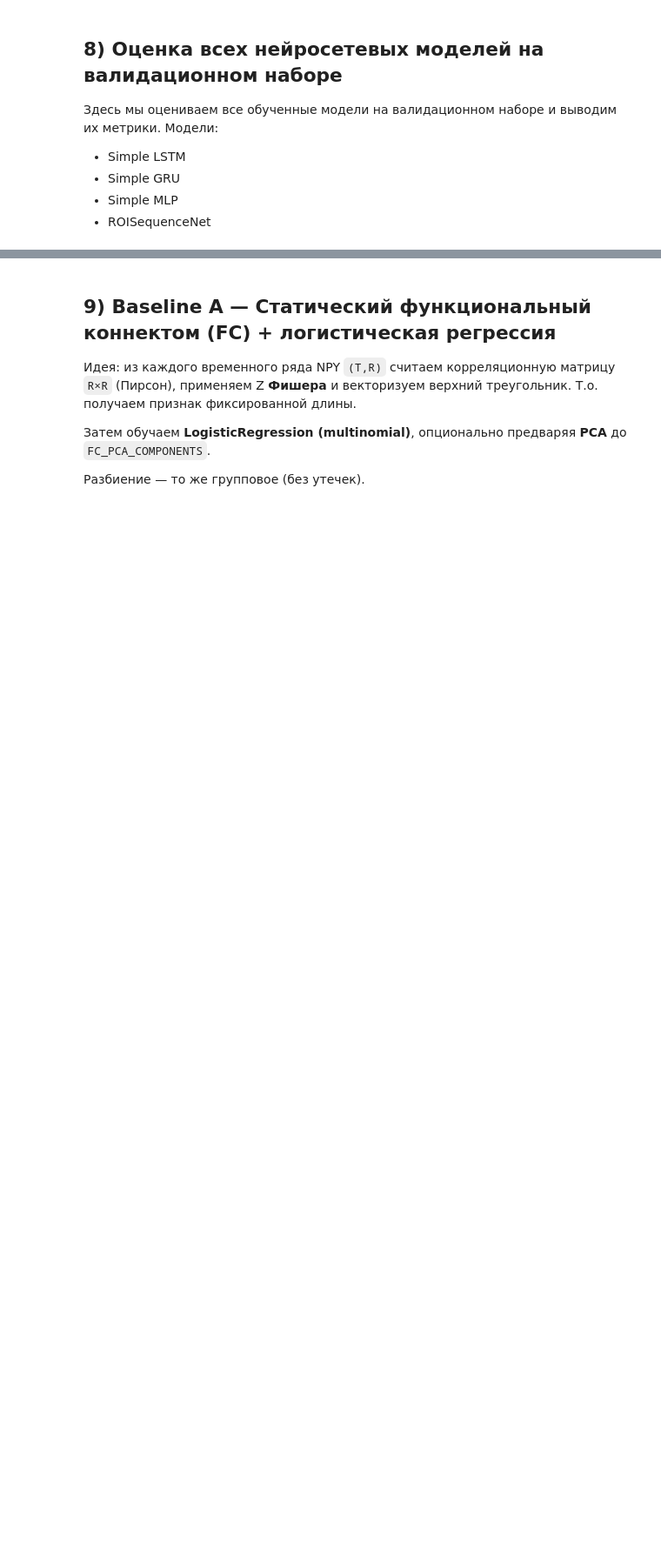
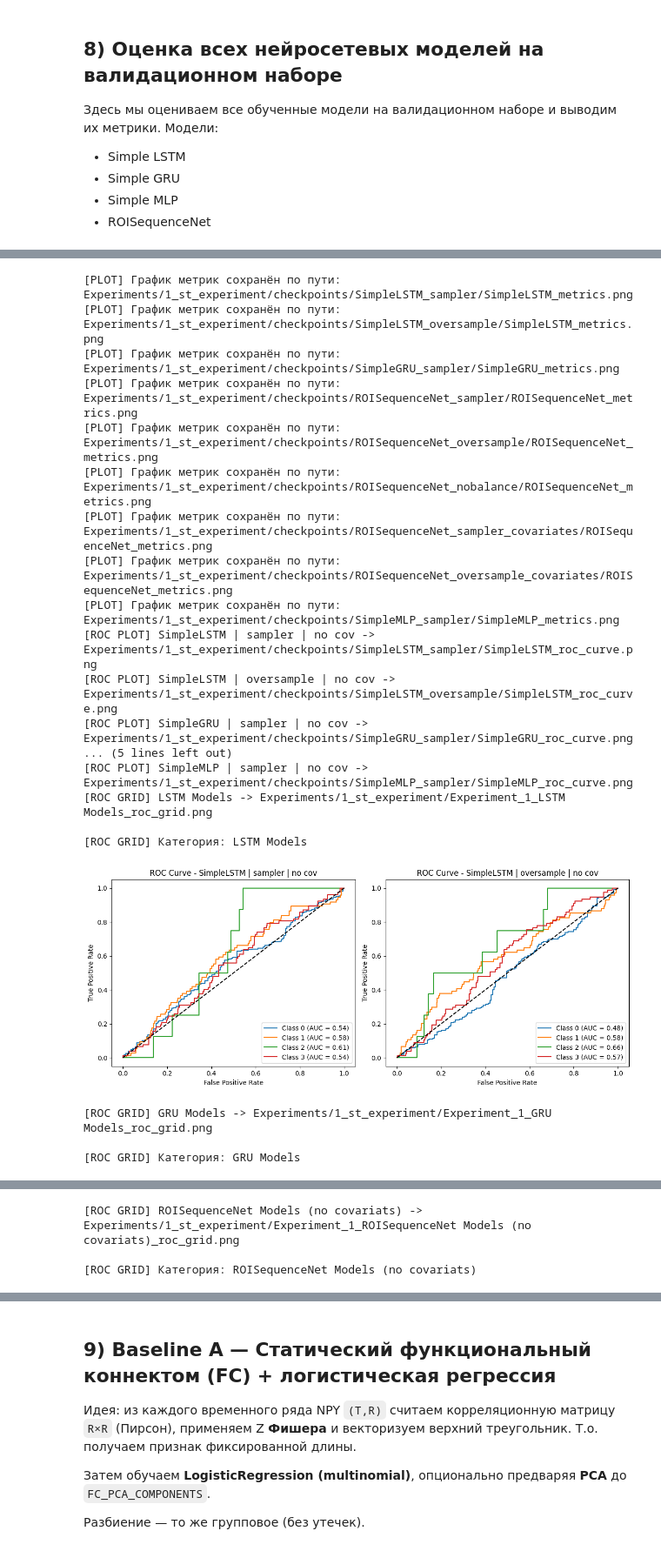
Before and after one commit to Amissum/ADHD_connectome_biomarkers_transfer_research, a Jupyter notebook: ADHD200/Pipelines/AthenaPipeline/Iter_3_ADHD200_train_v3.ipynb, the cells around one changed output, grey strips where cells are left out. Shown at 87% size. Drawn from its saved outputs; the diff is of its cells as text; code cells hidden in the pictures; blank space fills up the shorter version.

```diff
--- a/ADHD200/Pipelines/AthenaPipeline/Iter_3_ADHD200_train_v3.ipynb
+++ b/ADHD200/Pipelines/AthenaPipeline/Iter_3_ADHD200_train_v3.ipynb
@@ -1970,0 +2168,23 @@ else:
+# %%
+if DFC_CSV is not None and data_df_dfc is not None:
+    # Use DFC dataloader, not sequence dataloader
+    mlp_model = SimpleMLP(in_dim=dfc_sampler_dl.in_dim_s, n_classes=N_CLASSES, cov_dim=dfc_sampler_dl.cov_dim_s).to(DEVICE)
+
+    experiment_mlp_sampler = SingleExperiment(model=mlp_model,
+                                              experiment_data_loader=dfc_sampler_dl,
+                                              reuse_baseline_models=REUSE_BASELINE_MODELS,
+                                              class_counts_main=class_counts_main,
+                                              checkpoint_dir=CHECKPOINT_DIR,
+                                              device=DEVICE,
+                                              epochs=EPOCHS,
+                                              lr=LR,
+                                              weight_decay=WEIGHT_DECAY,
+                                              debug=True,
+                                              early_metric=EARLY_STOP_METRIC,
+                                              patience=EARLY_STOP_PATIENCE,
+                                              min_delta=MIN_DELTA_IMPROVE,
+                                              class_weight_strength=1.0)
+    experiment_mlp_sampler.train()
+    experiment_mlp_sampler.evaluate()
+else:
+    print("DFC_CSV не задан или данные DFC отсутствуют - невозможно обучить модель MLP.")
@@ -1970,0 +2205,15 @@ else:
+# %%
+# Сведём все результаты экспериментов в единый словарь для дальнейшей обработки
+experiment_1_dict = {'LSTM Models': [experiment_lstm_sampler, experiment_lstm_over],
+                     'GRU Models': [experiment_gru_sampler],
+                     'ROISequenceNet Models (no covariats)': [experiment_roi_seq_net_sampler, experiment_roi_seq_net_over, experiment_roi_seq_net_nb],
+                     'ROISequenceNet Models (with covariats)': [experiment_roi_seq_net_cov_sampler, experiment_roi_seq_net_cov_over],
+                     'MLP Models': [experiment_mlp_sampler]
+                    }
+
+# Проверим, чтобы все эксперименты были в наличии
+print("Experiment 1 sub-experiments:")
+for exp_category in experiment_1_dict.keys():
+    print(f"{exp_category}:")
+    for exp in experiment_1_dict[exp_category]:
+        print(f"    {exp.model._get_name()} | {exp.experiment_data_loader.balance_strategy_name()} | {"" if exp.experiment_data_loader.use_covariates() else "not"} using covariats")
@@ -2172,0 +2443,29 @@ Classes: [0, 1, 2, 3]
+# %%
+# === ROC Curves и сводные метрики (устойчиво к отсутствию oversample / других моделей) ===
+experiment_handler_1 = ExperimentHandling(experiment_dict=experiment_1_dict,
+                                           experiment_name="Experiment_1",
+                                           experiment_dir=EXPERIMENT_DIR)
+experiment_handler_1.plot_metrics()
+experiment_handler_1.plot_roc_curves()
+# %% [output]
+[PLOT] График метрик сохранён по пути: Experiments/1_st_experiment/checkpoints/SimpleLSTM_sampler/SimpleLSTM_metrics.png
+[PLOT] График метрик сохранён по пути: Experiments/1_st_experiment/checkpoints/SimpleLSTM_oversample/SimpleLSTM_metrics.png
+[PLOT] График метрик сохранён по пути: Experiments/1_st_experiment/checkpoints/SimpleGRU_sampler/SimpleGRU_metrics.png
+[PLOT] График метрик сохранён по пути: Experiments/1_st_experiment/checkpoints/ROISequenceNet_sampler/ROISequenceNet_metrics.png
+[PLOT] График метрик сохранён по пути: Experiments/1_st_experiment/checkpoints/ROISequenceNet_oversample/ROISequenceNet_metrics.png
+[PLOT] График метрик сохранён по пути: Experiments/1_st_experiment/checkpoints/ROISequenceNet_nobalance/ROISequenceNet_metrics.png
+[PLOT] График метрик сохранён по пути: Experiments/1_st_experiment/checkpoints/ROISequenceNet_sampler_covariates/ROISequenceNet_metrics.png
+[PLOT] График метрик сохранён по пути: Experiments/1_st_experiment/checkpoints/ROISequenceNet_oversample_covariates/ROISequenceNet_metrics.png
+[PLOT] График метрик сохранён по пути: Experiments/1_st_experiment/checkpoints/SimpleMLP_sampler/SimpleMLP_metrics.png
+[ROC PLOT] SimpleLSTM | sampler | no cov -> Experiments/1_st_experiment/checkpoints/SimpleLSTM_sampler/SimpleLSTM_roc_curve.png
+[ROC PLOT] SimpleLSTM | oversample | no cov -> Experiments/1_st_experiment/checkpoints/SimpleLSTM_oversample/SimpleLSTM_roc_curve.png
+[ROC PLOT] SimpleGRU | sampler | no cov -> Experiments/1_st_experiment/checkpoints/SimpleGRU_sampler/SimpleGRU_roc_curve.png
+... (5 lines left out)
+[ROC PLOT] SimpleMLP | sampler | no cov -> Experiments/1_st_experiment/checkpoints/SimpleMLP_sampler/SimpleMLP_roc_curve.png
+[ROC GRID] LSTM Models -> Experiments/1_st_experiment/Experiment_1_LSTM Models_roc_grid.png
+
+[ROC GRID] Категория: LSTM Models
+[figure, added]
+[ROC GRID] GRU Models -> Experiments/1_st_experiment/Experiment_1_GRU Models_roc_grid.png
+
+[ROC GRID] Категория: GRU Models
@@ -2172,0 +2473,3 @@ Classes: [0, 1, 2, 3]
+[ROC GRID] ROISequenceNet Models (no covariats) -> Experiments/1_st_experiment/Experiment_1_ROISequenceNet Models (no covariats)_roc_grid.png
+
+[ROC GRID] Категория: ROISequenceNet Models (no covariats)
```
Also changed, not shown: parts of 54 cells of this notebook.
